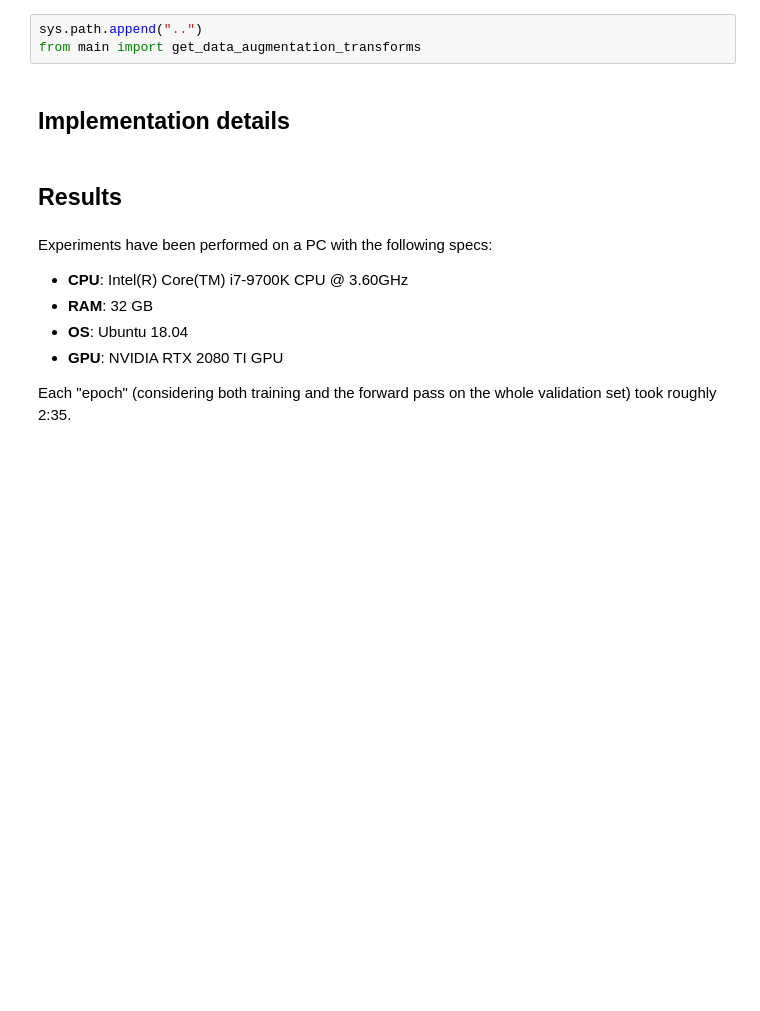
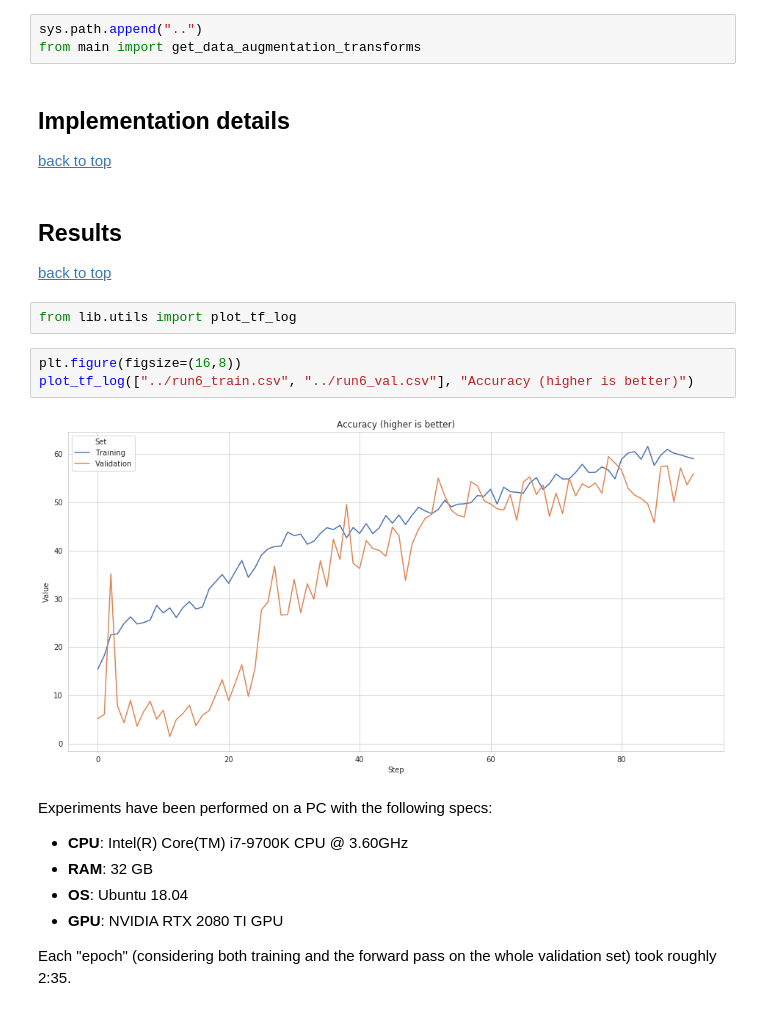
Before and after one commit to matteo-peltarion/classification-toolkit, a Jupyter notebook: notebooks/report.ipynb, the cells around one changed output. Cells and saved outputs as stored; diff of their text form; blank space fills up the shorter version.

Commit message:
Add function to plot data from exported tensorboard csv files

```diff
--- a/notebooks/report.ipynb
+++ b/notebooks/report.ipynb
@@ -145,8 +204,17 @@ sys.path.append("..")
 from main import get_data_augmentation_transforms
 # %% [markdown]
 ## Implementation details
+[back to top](#Summary)
 # %% [markdown]
 ## Results
+[back to top](#Summary)
+# %%
+from lib.utils import plot_tf_log
+# %%
+plt.figure(figsize=(16,8))
+plot_tf_log(["../run6_train.csv", "../run6_val.csv"], "Accuracy (higher is better)")
+# %% [output]
+[figure, added]
 # %% [markdown]
 Experiments have been performed on a PC with the following specs:
 
```
Also changed, not shown: parts of 16 cells of this notebook, 1 other file.
